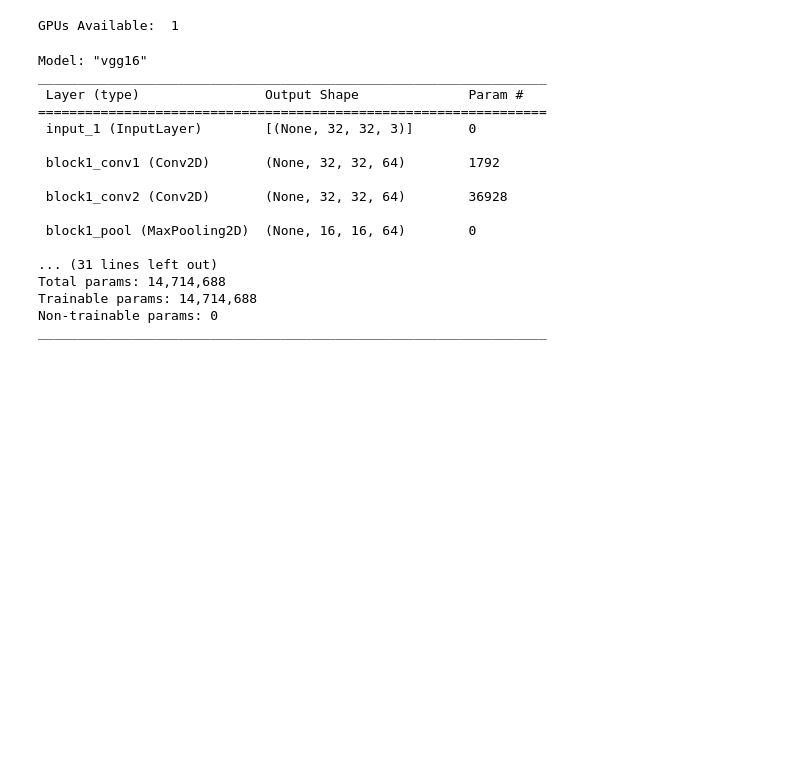
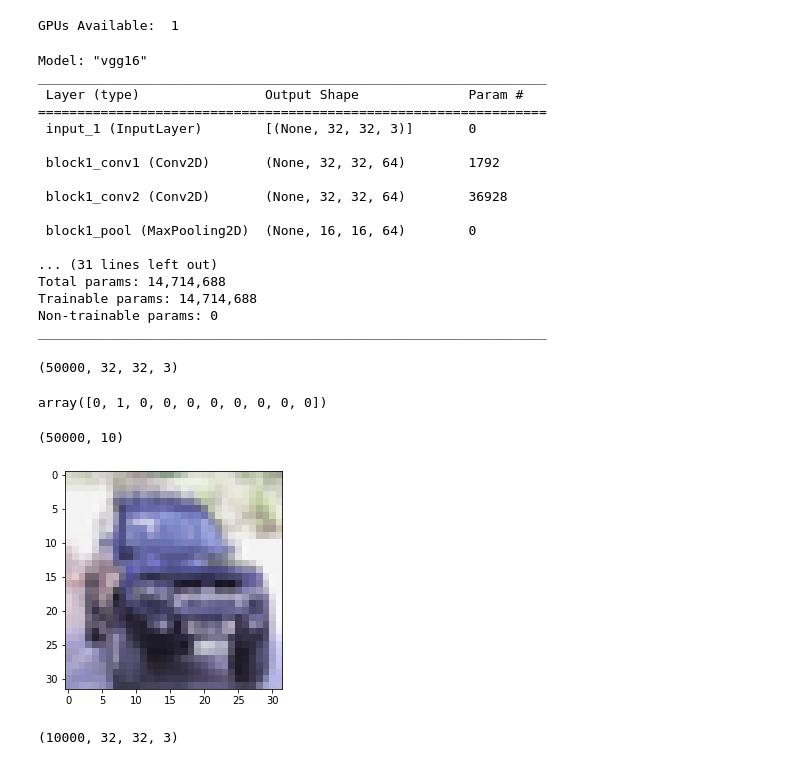
Before and after one commit to mplimonta/ICML, a Jupyter notebook: CIFAR.ipynb, the cells around one changed output. Saved outputs shown, nothing was run; the diff lists cells and outputs as text; code cells hidden in the pictures; blank space fills up the shorter version.

```diff
--- a/CIFAR.ipynb
+++ b/CIFAR.ipynb
@@ -38,3 +46,29 @@ Total params: 14,714,688
 Trainable params: 14,714,688
 Non-trainable params: 0
 _________________________________________________________________
+# %%
+(x_train, y_train), (x_test, y_test) = cifar10.load_data()
+#x_train = x_train[-10000:]
+#y_train = y_train[-10000:]
+
+#x_test = x_test[:-9000]
+#y_test = y_test[:-9000]
+x_train.shape
+# %% [output]
+(50000, 32, 32, 3)
+# %%
+y_train = to_categorical(y_train, dtype='int')
+y_test = to_categorical(y_test, dtype='int')
+y_test[9]
+# %% [output]
+array([0, 1, 0, 0, 0, 0, 0, 0, 0, 0])
+# %%
+plt.imshow(x_test[9])
+y_train.shape
+# %% [output]
+(50000, 10)
+[figure, added]
+# %%
+x_test.shape
+# %% [output]
+(10000, 32, 32, 3)
```
Also changed, not shown: parts of 13 cells of this notebook, 1 other file.
